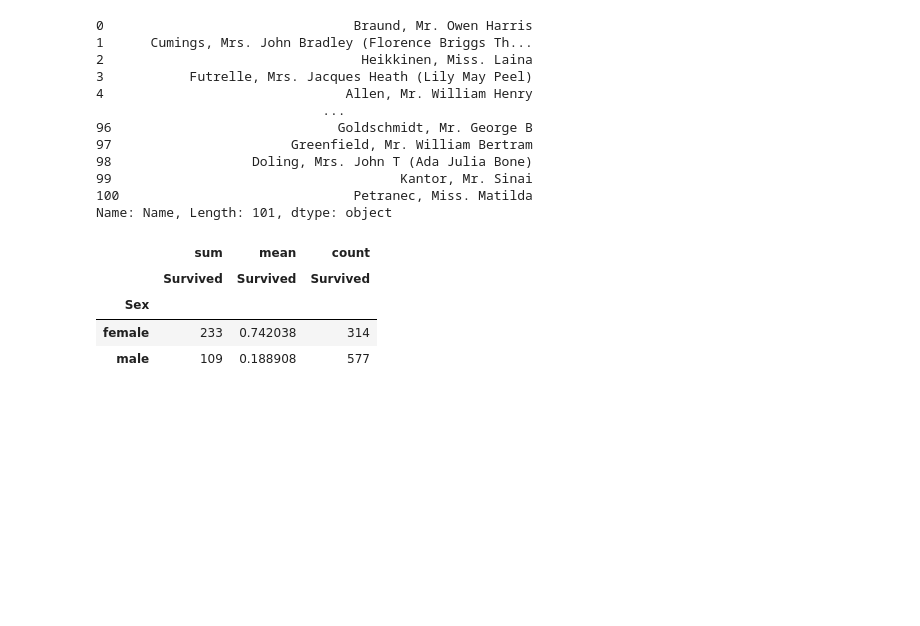
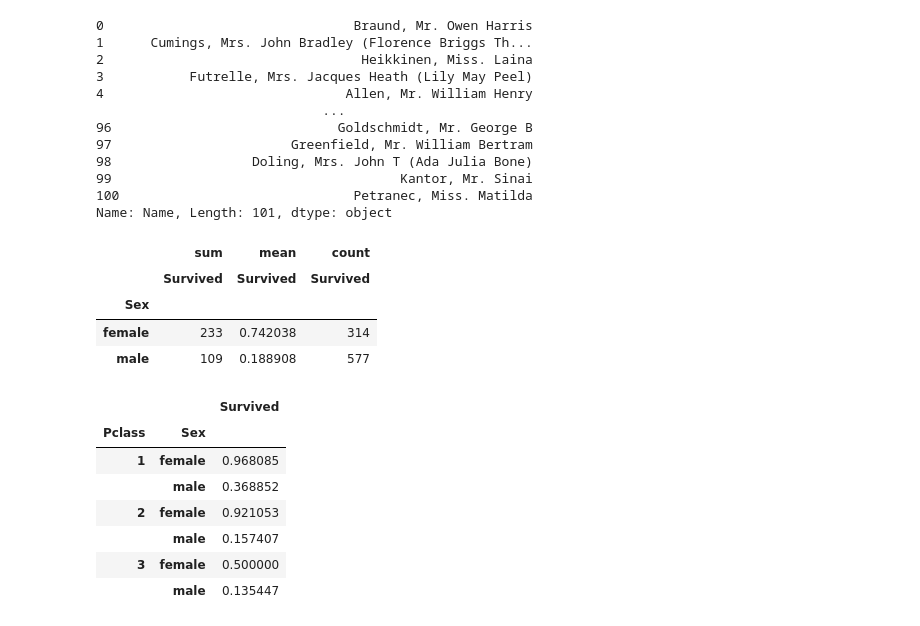
Before and after one commit to yeonseocho/machine-learning-and-python, a Jupyter notebook: basic python/데이터 분석 라이브러리.ipynb, the cells around one changed output. Drawn from its saved outputs; the diff is of its cells as text; code cells hidden in the pictures; blank space fills up the shorter version.

```diff
--- a/basic python/데이터 분석 라이브러리.ipynb
+++ b/basic python/데이터 분석 라이브러리.ipynb
@@ -307,3 +307,14 @@ pd.pivot_table(data=titanic,index=['Sex'],values=["Survived"],aggfunc=["sum","me
 | Sex |  |  |  |
 | female | 233 | 0.742038 | 314 |
 | male | 109 | 0.188908 | 577 |
+# %%
+pd.pivot_table(data=titanic, index=["Pclass", "Sex"], values=["Survived"])
+# %% [output]
+|  |  | Survived |
+| Pclass | Sex |  |
+| 1 | female | 0.968085 |
+|  | male | 0.368852 |
+| 2 | female | 0.921053 |
+|  | male | 0.157407 |
+| 3 | female | 0.500000 |
+|  | male | 0.135447 |
```
Also changed, not shown: 1 other file.
